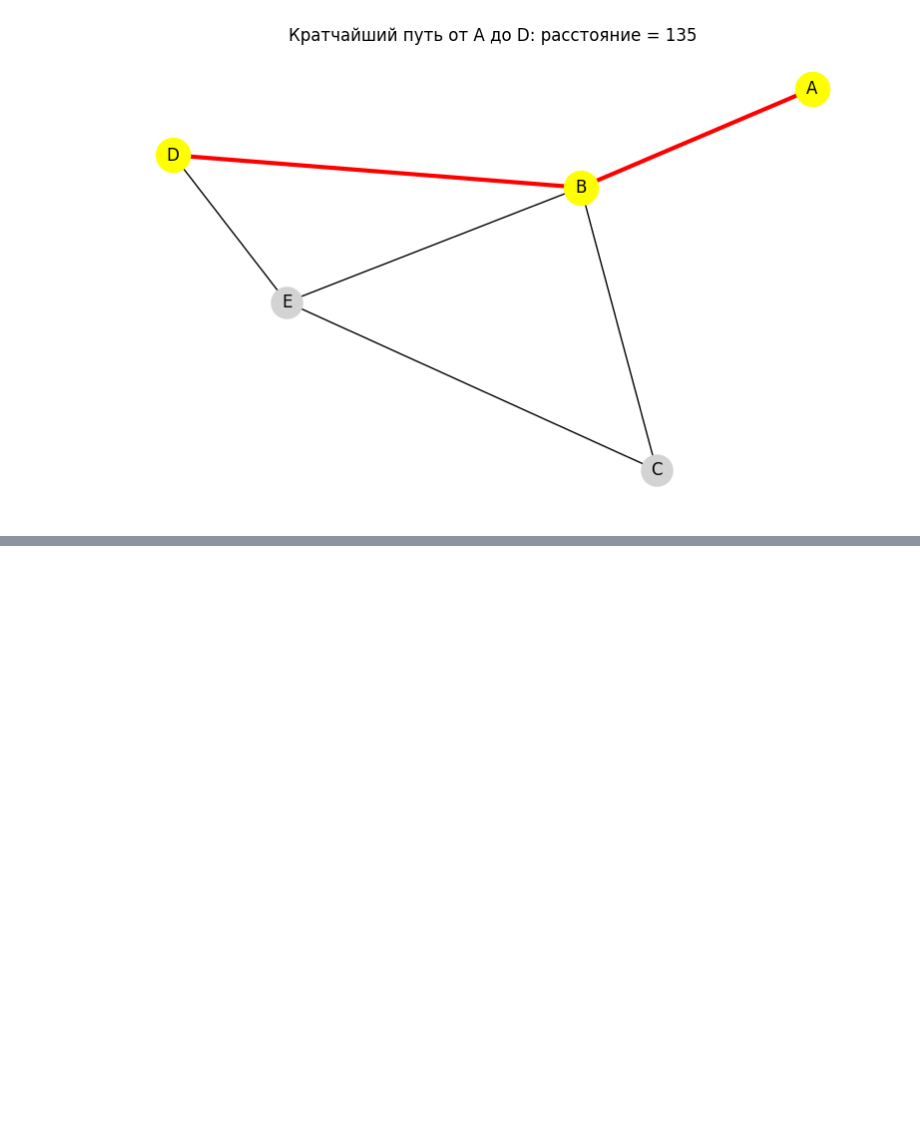
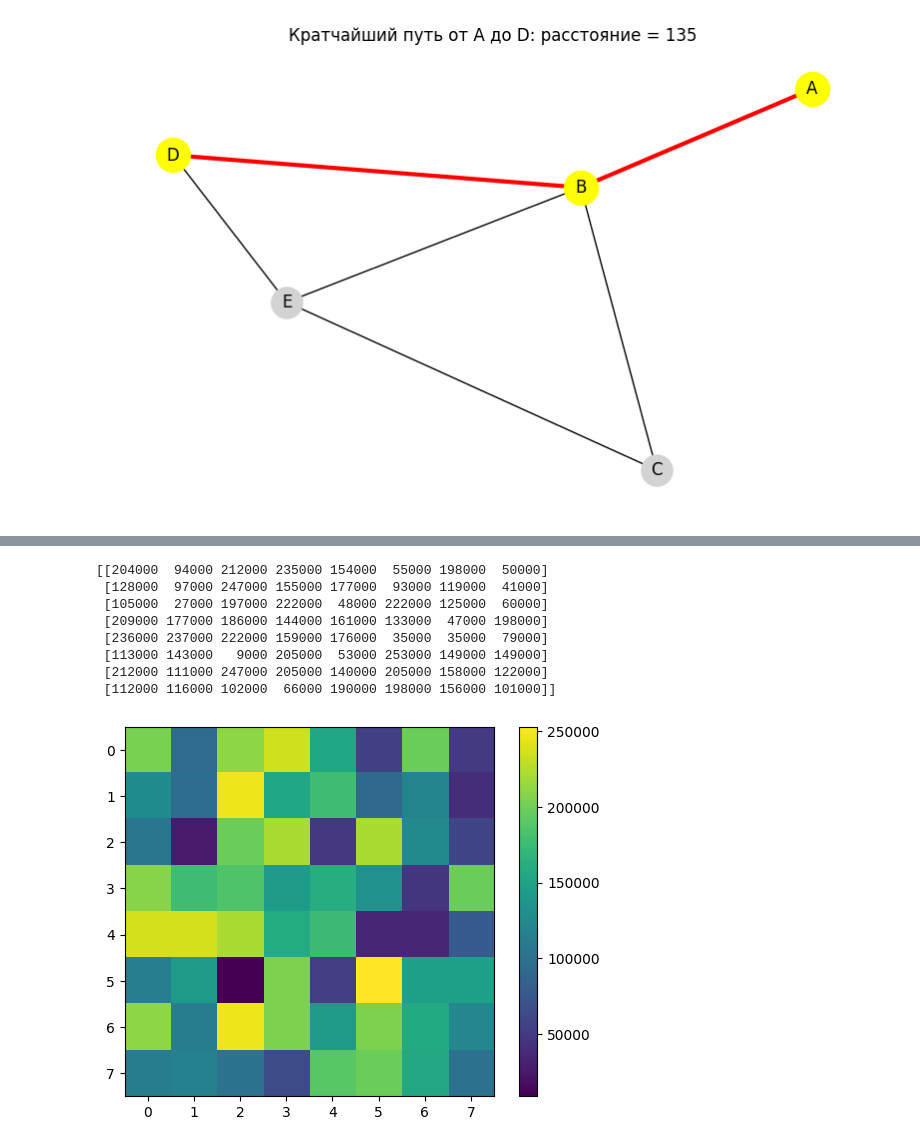
Before and after one commit to Vladimir-Kozomazov/Vladimir-Kozomazov.github.io, a Jupyter notebook: Софа_матмод.ipynb, the cells around one changed output, grey strips where cells are left out. Drawn from its saved outputs; the diff is of its cells as text; code cells hidden in the pictures; blank space fills up the shorter version.

```diff
--- a/Софа_матмод.ipynb
+++ b/Софа_матмод.ipynb
@@ -2077,0 +2122,21 @@ plt.show()
+# %%
+import matplotlib.pyplot as plt
+import matplotlib
+import numpy as np
+
+img_array = np.random.randint(0, 255, (8, 8))
+img_array = img_array * 1000 # Добавили эту строку, увеличили значения, но картинка не изменилась
+print(img_array)
+plt.imshow(img_array)
+plt.colorbar()
+plt.show()
+# %% [output]
+[[204000  94000 212000 235000 154000  55000 198000  50000]
+ [128000  97000 247000 155000 177000  93000 119000  41000]
+ [105000  27000 197000 222000  48000 222000 125000  60000]
+ [209000 177000 186000 144000 161000 133000  47000 198000]
+ [236000 237000 222000 159000 176000  35000  35000  79000]
+ [113000 143000   9000 205000  53000 253000 149000 149000]
+ [212000 111000 247000 205000 140000 205000 158000 122000]
+ [112000 116000 102000  66000 190000 198000 156000 101000]]
+[figure, added]
```
Also changed, not shown: parts of 9 cells of this notebook.
